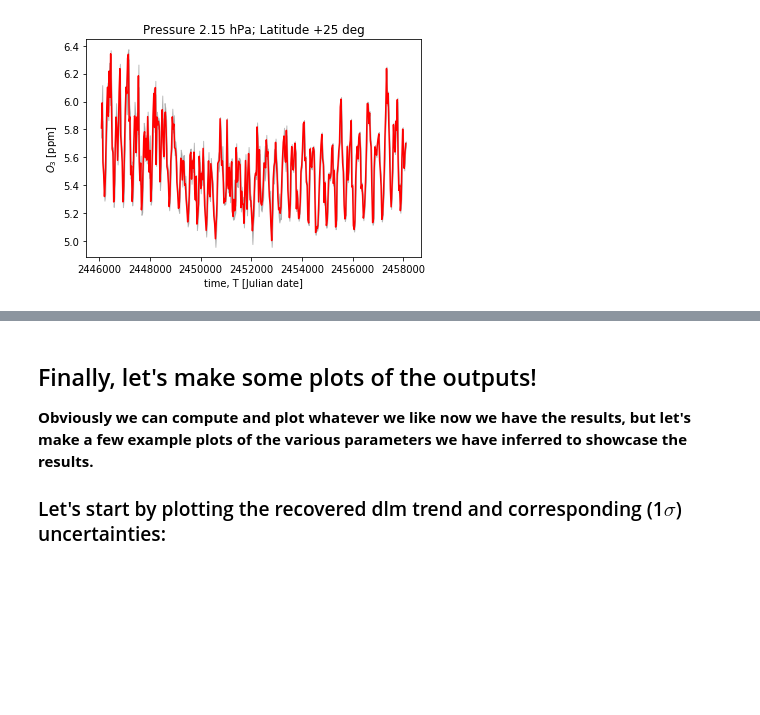
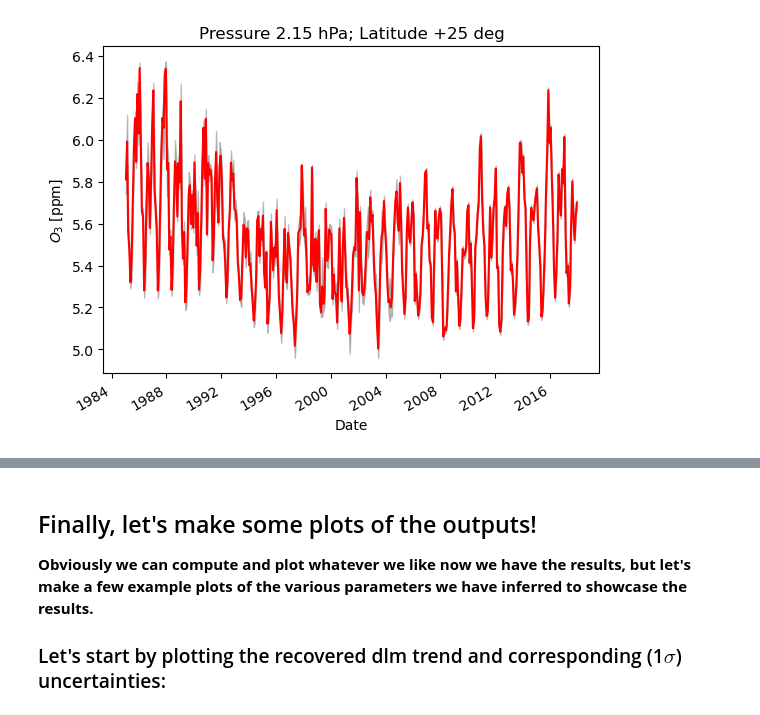
Before and after one commit to sean-m-davis-NOAA/dlmmc, a Jupyter notebook: dlm_tutorial.ipynb, the cells around one changed output, grey strips where cells are left out. Saved outputs shown, nothing was run; the diff lists cells and outputs as text; code cells hidden in the pictures; blank space fills up the shorter version.

Commit message:
Updated to not use IDL Julian-day coordinate and keep native xarray time coordinate

```diff
--- a/dlm_tutorial.ipynb
+++ b/dlm_tutorial.ipynb
@@ -41,35 +36,28 @@ dlm_model = pickle.load(open('models/dlm_vanilla_ar1.pkl', 'rb'))
 # %%
-# Import the data
+# Open the example dataset and decode its IDL Julian-day coordinate once
+source_ds = xr.open_dataset('data/BASIC_V1_2017_lotus_seascyc_gcsw2017_fac2.nc')
+source_ds = source_ds.assign_coords(
+    time=pd.to_datetime(source_ds['time'].values, unit='D', origin='julian')
+)
+time = source_ds['time']
+P = source_ds['pressure'].to_numpy()
+L = source_ds['latitude'].to_numpy()
 
-# Import data from a netCDF
-data = netCDF4.Dataset('data/BASIC_V1_2017_lotus_seascyc_gcsw2017_fac2.nc')
-
-# Extract time, pressure and latitude variables from the netCDF
-T = data['time'][:]
-P = data['pressure'][:]
-L = data['latitude'][:]
-
-# Which pressure and latitude index do you want to analyze?
+# Select one pressure and latitude index
 pressure = 22
 latitude = 8
 
-# Pick out a pressure and latitude panel: this is the "data" time-series from the netCDF
-d = data['o3'][:, pressure, latitude]
-
-# Extract the error-bars on the time-series from the netCDF
-s = data['o3_sigma'][:, pressure, latitude]
-
-# Sort out missing data if there is any: missing data should be NaNs (see notes above)
+d = source_ds['o3'].isel(pressure=pressure, latitude=latitude).to_numpy()
+s = source_ds['o3_sigma'].isel(pressure=pressure, latitude=latitude).to_numpy()
 d, s = prepare_missing_data(d, s)
 
-# Let's plot the data with uncertainties to check it looks OK
-
-# Plot the selected data and error bars
-plt.title('Pressure {:.2f} hPa; Latitude {:+.0f} deg'.format(P[pressure], L[latitude]))
-plt.plot(T, d, color = 'red')
-plt.fill_between(T, d - s, d + s, color = 'grey', alpha = 0.5)
-plt.xlabel('time, T [Julian date]')
+# Plot the selected time series and uncertainties on calendar dates
+plt.title(f'Pressure {P[pressure]:.2f} hPa; Latitude {L[latitude]:+.0f} deg')
+plt.plot(time, d, color='red')
+plt.fill_between(time, d - s, d + s, color='grey', alpha=0.5)
+plt.xlabel('Date')
 plt.ylabel(r'$O_3$ [ppm]')
+plt.gcf().autofmt_xdate()
 plt.show()
 # %% [output]
-[figure, old version]
+[figure, new version]
```
Also changed, not shown: parts of 34 cells of this notebook.
